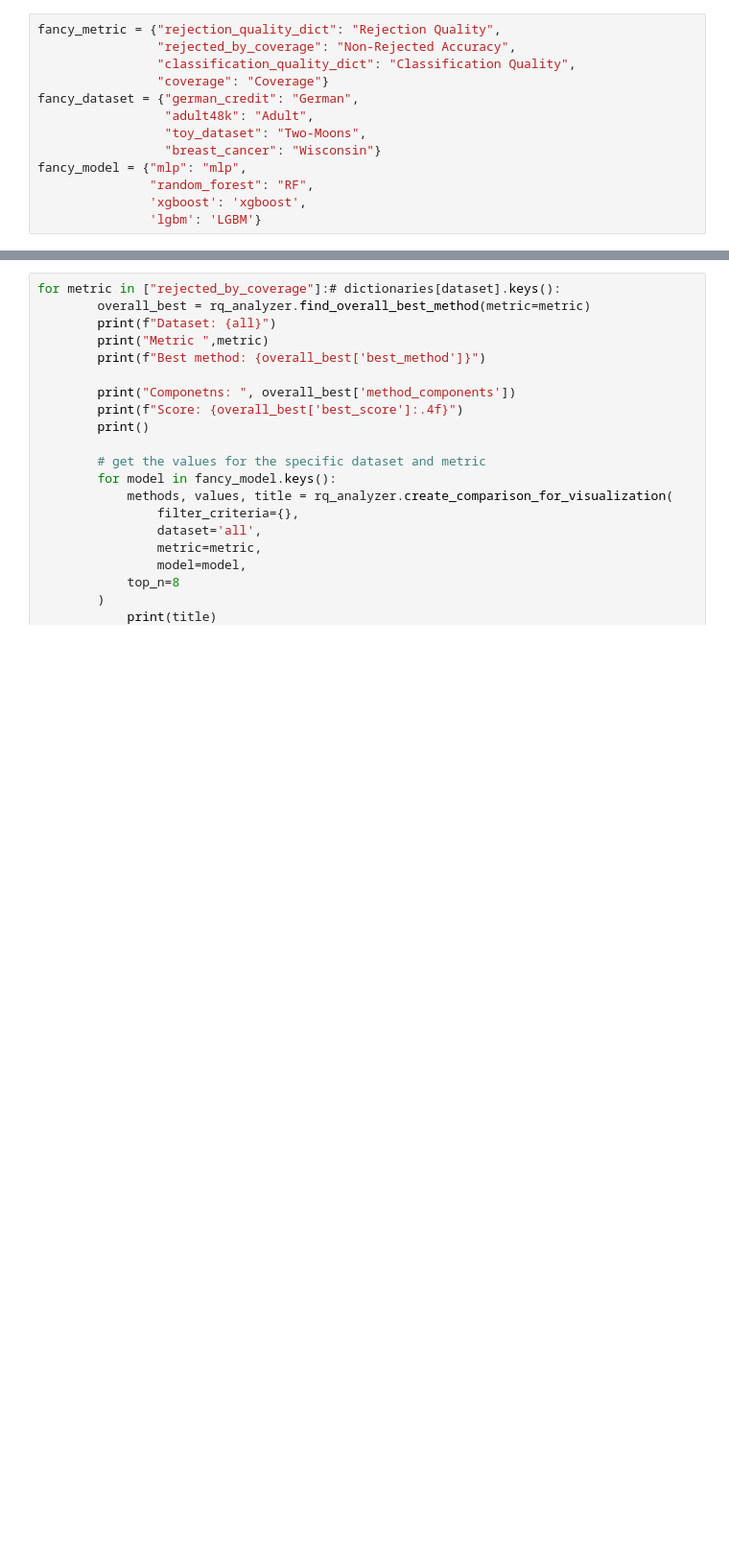
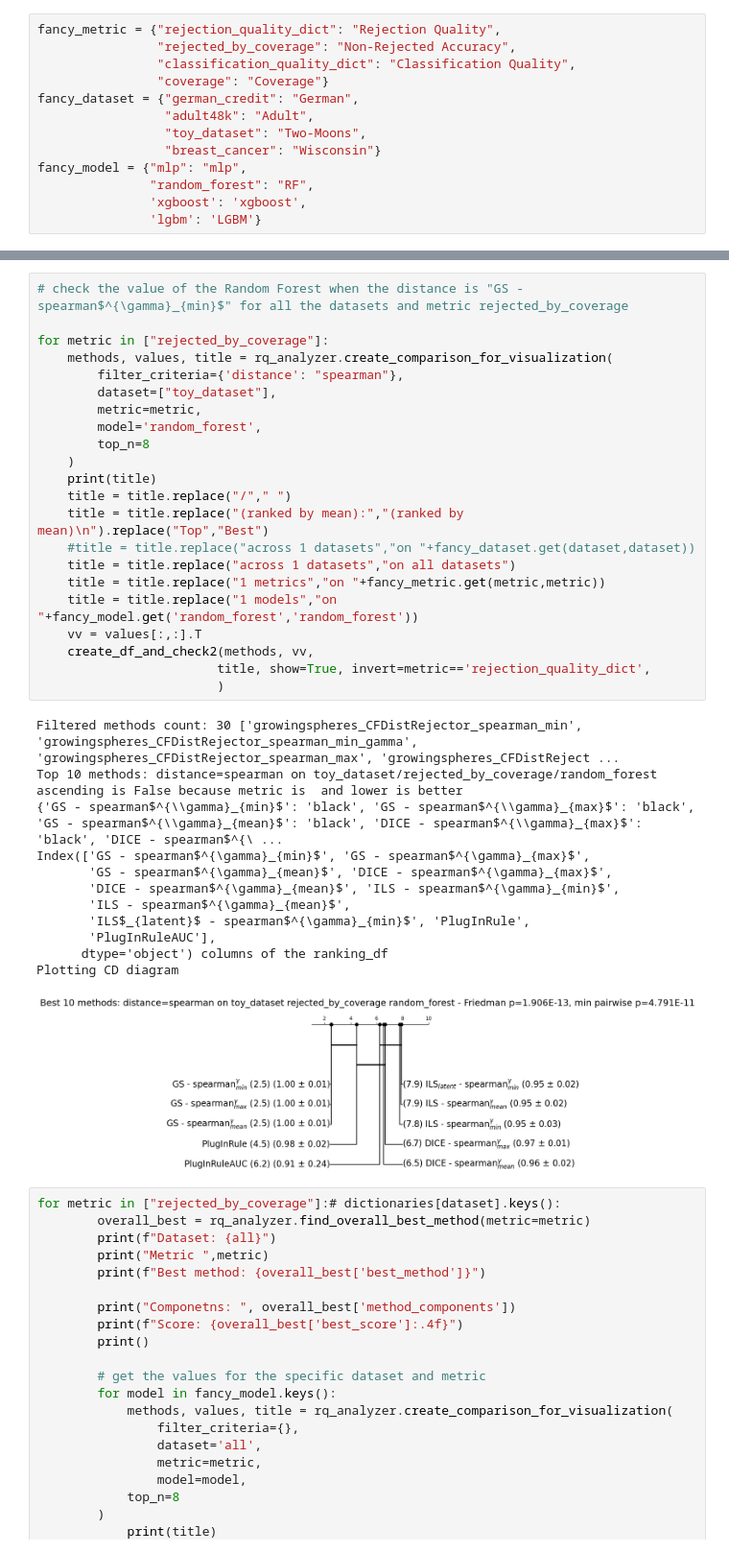
Before and after one commit to clarapunzi/SC-CE, a Jupyter notebook: statistical_analysis.ipynb, the cells around one changed output, grey strips where cells are left out. Shown at 96% size. Saved outputs shown, nothing was run; the diff lists cells and outputs as text; blank space fills up the shorter version.

```diff
--- a/statistical_analysis.ipynb
+++ b/statistical_analysis.ipynb
@@ -1472,3 +1693,39 @@ saved at results/figures/comparison_all_methods_rejected_by_coverage.pdf
+# %%
+# check the value of the Random Forest when the distance is "GS - spearman$^{\gamma}_{min}$" for all the datasets and metric rejected_by_coverage
+
+for metric in ["rejected_by_coverage"]:
+    methods, values, title = rq_analyzer.create_comparison_for_visualization(
+        filter_criteria={'distance': "spearman"},
+        dataset=["toy_dataset"],
+        metric=metric,
+        model='random_forest',
+        top_n=8
+    )
+    print(title)
+    title = title.replace("/"," ")
+    title = title.replace("(ranked by mean):","(ranked by mean)\n").replace("Top","Best")
+    #title = title.replace("across 1 datasets","on "+fancy_dataset.get(dataset,dataset))
+    title = title.replace("across 1 datasets","on all datasets")
+    title = title.replace("1 metrics","on "+fancy_metric.get(metric,metric))
+    title = title.replace("1 models","on "+fancy_model.get('random_forest','random_forest'))
+    vv = values[:,:].T
+    create_df_and_check2(methods, vv,
+                        title, show=True, invert=metric=='rejection_quality_dict',
+                        )
+# %% [output]
+Filtered methods count: 30 ['growingspheres_CFDistRejector_spearman_min', 'growingspheres_CFDistRejector_spearman_min_gamma', 'growingspheres_CFDistRejector_spearman_max', 'growingspheres_CFDistReject ...
+Top 10 methods: distance=spearman on toy_dataset/rejected_by_coverage/random_forest
+ascending is False because metric is  and lower is better
+{'GS - spearman$^{\\gamma}_{min}$': 'black', 'GS - spearman$^{\\gamma}_{max}$': 'black', 'GS - spearman$^{\\gamma}_{mean}$': 'black', 'DICE - spearman$^{\\gamma}_{max}$': 'black', 'DICE - spearman$^{\ ...
+Index(['GS - spearman$^{\gamma}_{min}$', 'GS - spearman$^{\gamma}_{max}$',
+       'GS - spearman$^{\gamma}_{mean}$', 'DICE - spearman$^{\gamma}_{max}$',
+       'DICE - spearman$^{\gamma}_{mean}$', 'ILS - spearman$^{\gamma}_{min}$',
+       'ILS - spearman$^{\gamma}_{mean}$',
+       'ILS$_{latent}$ - spearman$^{\gamma}_{min}$', 'PlugInRule',
+       'PlugInRuleAUC'],
+      dtype='object') columns of the ranking_df
+Plotting CD diagram
+[figure, added]
 # %%
 for metric in ["rejected_by_coverage"]:# dictionaries[dataset].keys():
         overall_best = rq_analyzer.find_overall_best_method(metric=metric)
```
Also changed, not shown: parts of 12 cells of this notebook, 10 other files.
